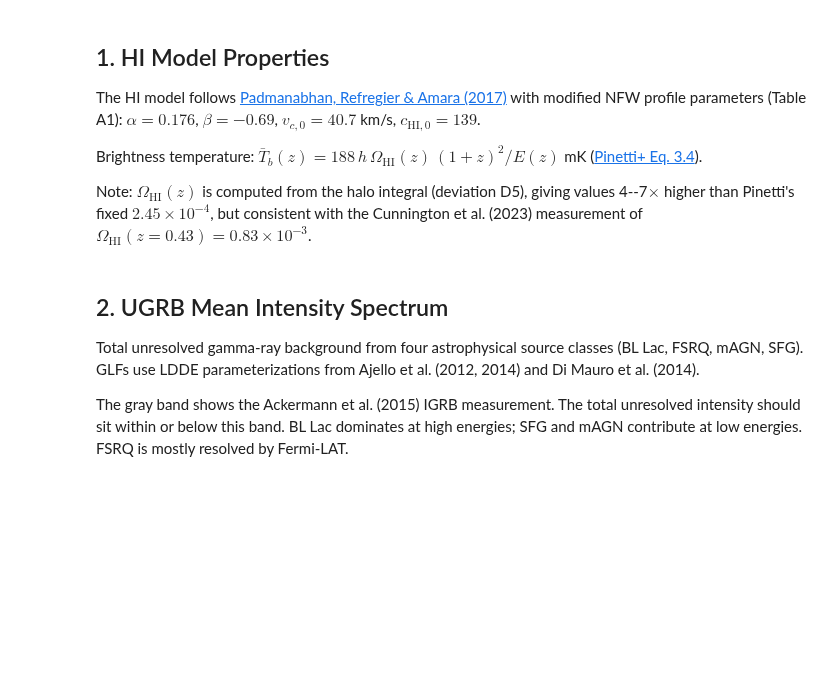
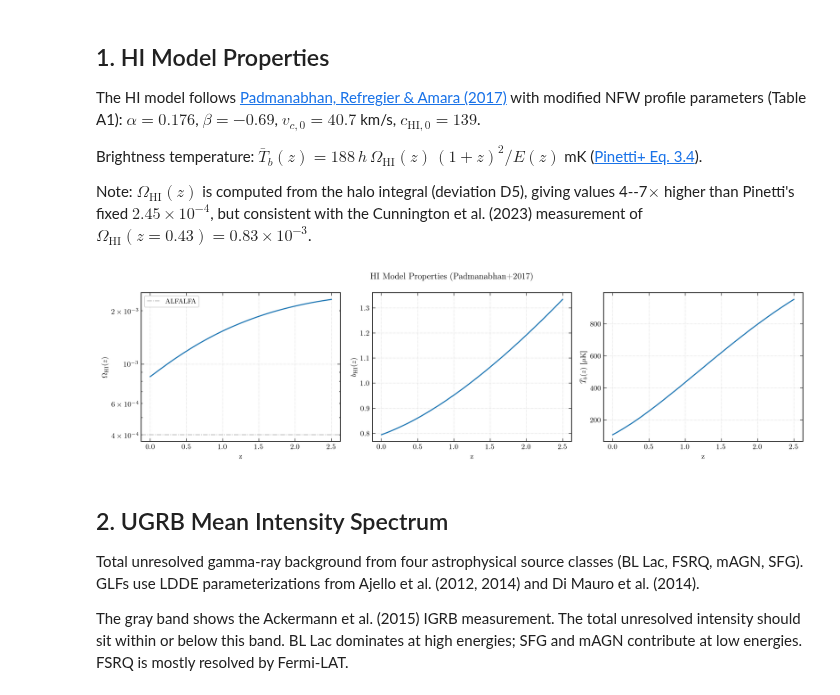
Before and after one commit to raw-asparagus/hixugrb, a Jupyter notebook: notebooks/pipeline_validation.ipynb, the cells around one changed output. Cells and saved outputs as stored; diff of their text form; code cells hidden in the pictures; blank space fills up the shorter version.

```diff
--- a/notebooks/pipeline_validation.ipynb
+++ b/notebooks/pipeline_validation.ipynb
@@ -50,25 +50,27 @@ Brightness temperature: $\bar{T}_b(z) = 188\,h\,\Omega_\mathrm{HI}(z)\,(1+z)^2/E
 
 Note: $\Omega_\mathrm{HI}(z)$ is computed from the halo integral (deviation D5), giving values 4--7$\times$ higher than Pinetti's fixed $2.45\times10^{-4}$, but consistent with the Cunnington et al. (2023) measurement of $\Omega_\mathrm{HI}(z=0.43) = 0.83\times10^{-3}$.
 # %%
-# z_arr = np.linspace(0.001, 2.5, 300)
-# omega = np.array([hi.Omega_HI(z) for z in z_arr])
-# b_hi = np.array([hi.b_HI(z) for z in z_arr])
-# Tb = np.array([hi.T_bar_b(z) for z in z_arr])
-#
-# fig, axes = plt.subplots(1, 3, figsize=(sty.TEXTWIDTH_IN * 1.8, sty.TEXTWIDTH_IN * 0.5))
-#
-# axes[0].semilogy(z_arr, omega)
-# axes[0].axhline(4e-4, **sty.GUIDE_STYLE, label='ALFALFA')
-# axes[0].set_ylabel(r'$\Omega_{\rm HI}(z)$'); axes[0].set_xlabel('z'); axes[0].legend()
-#
-# axes[1].plot(z_arr, b_hi)
-# axes[1].set_ylabel(r'$b_{\rm HI}(z)$'); axes[1].set_xlabel('z')
-#
-# axes[2].plot(z_arr, Tb * 1000)
-# axes[2].set_ylabel(r'$\bar{T}_b(z)$ [$\mu$K]'); axes[2].set_xlabel('z')
-#
-# fig.suptitle('HI Model Properties (Padmanabhan+2017)')
-# fig.tight_layout()
+z_arr = np.linspace(0.001, 2.5, 300)
+omega = np.array([hi.Omega_HI(z) for z in z_arr])
+b_hi = np.array([hi.b_HI(z) for z in z_arr])
+Tb = np.array([hi.T_bar_b(z) for z in z_arr])
+
+fig, axes = plt.subplots(1, 3, figsize=(sty.TEXTWIDTH_IN * 1.8, sty.TEXTWIDTH_IN * 0.5))
+
+axes[0].semilogy(z_arr, omega)
+axes[0].axhline(4e-4, **sty.GUIDE_STYLE, label='ALFALFA')
+axes[0].set_ylabel(r'$\Omega_{\rm HI}(z)$'); axes[0].set_xlabel('z'); axes[0].legend()
+
+axes[1].plot(z_arr, b_hi)
+axes[1].set_ylabel(r'$b_{\rm HI}(z)$'); axes[1].set_xlabel('z')
+
+axes[2].plot(z_arr, Tb * 1000)
+axes[2].set_ylabel(r'$\bar{T}_b(z)$ [$\mu$K]'); axes[2].set_xlabel('z')
+
+fig.suptitle('HI Model Properties (Padmanabhan+2017)')
+fig.tight_layout()
+# %% [output]
+[figure, added]
 # %% [markdown]
 ## 2. UGRB Mean Intensity Spectrum
 
```
Also changed, not shown: parts of 4 cells of this notebook, 3 other files.
